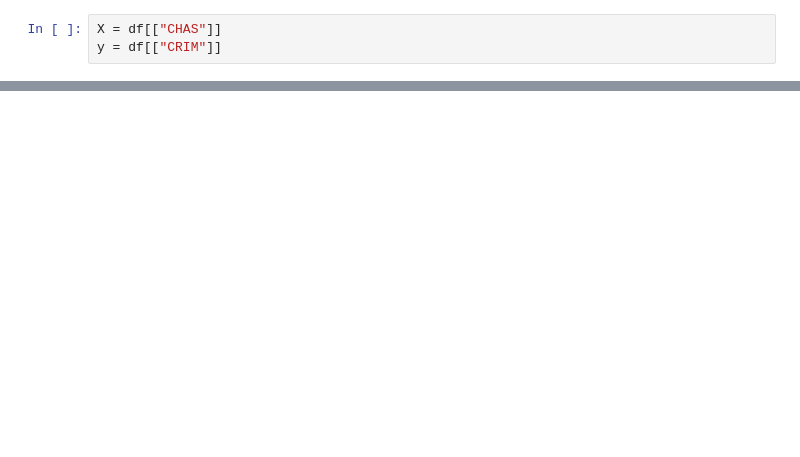
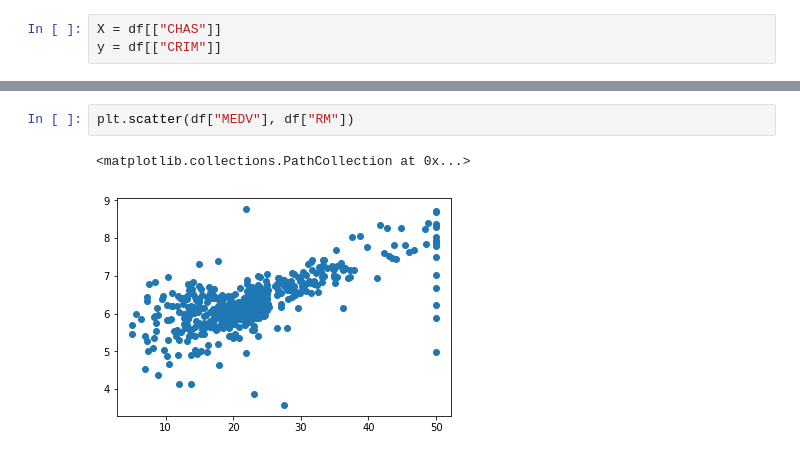
Before and after one commit to JohnONeillGMIT/MLandStatistics, a Jupyter notebook: Boston House Prices.ipynb, the cells around one changed output, grey strips where cells are left out. Cells and saved outputs as stored; diff of their text form; blank space fills up the shorter version.

```diff
--- a/Boston House Prices.ipynb
+++ b/Boston House Prices.ipynb
@@ -235,0 +319,5 @@ AttributeError: module 'matplotlib.pyplot' has no attribute 'HIST'
+# %%
+plt.scatter(df["MEDV"], df["RM"])
+# %% [output]
+<matplotlib.collections.PathCollection at 0x...>
+[figure, added]
```
Also changed, not shown: parts of 24 cells of this notebook.
